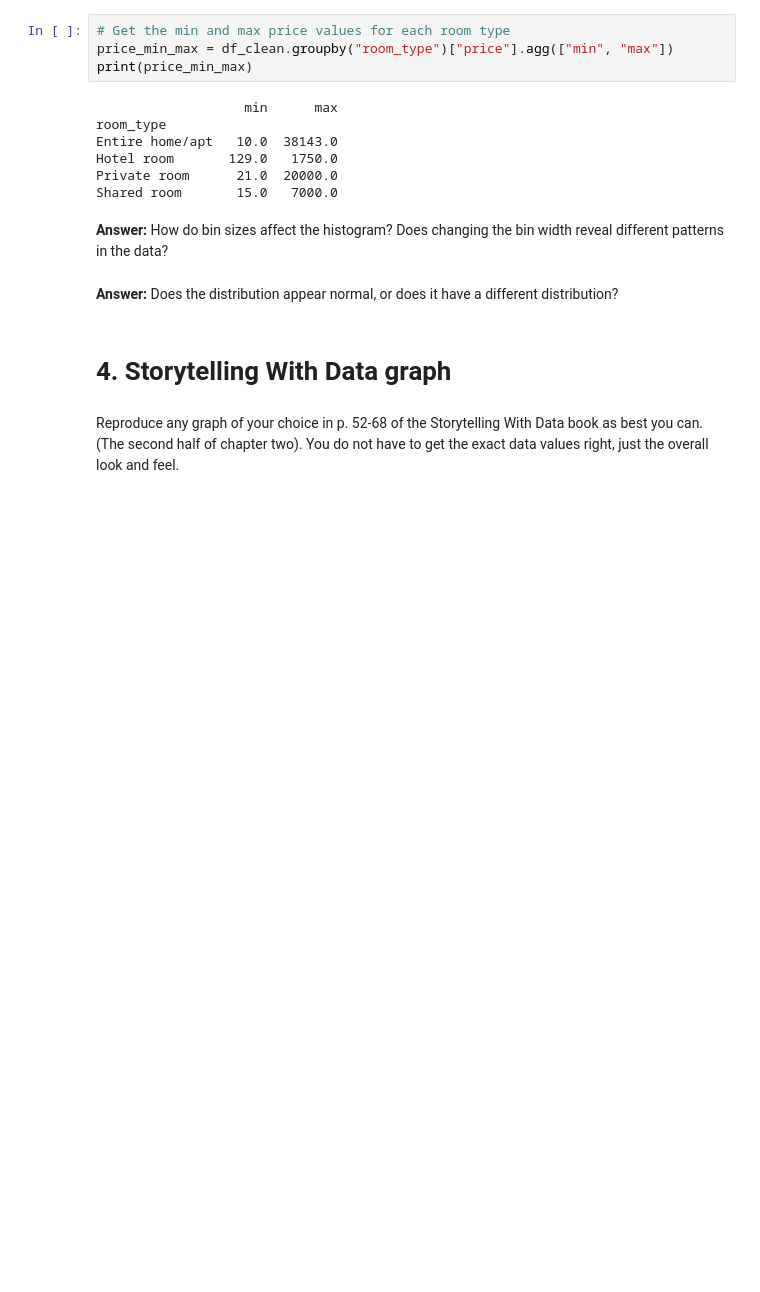
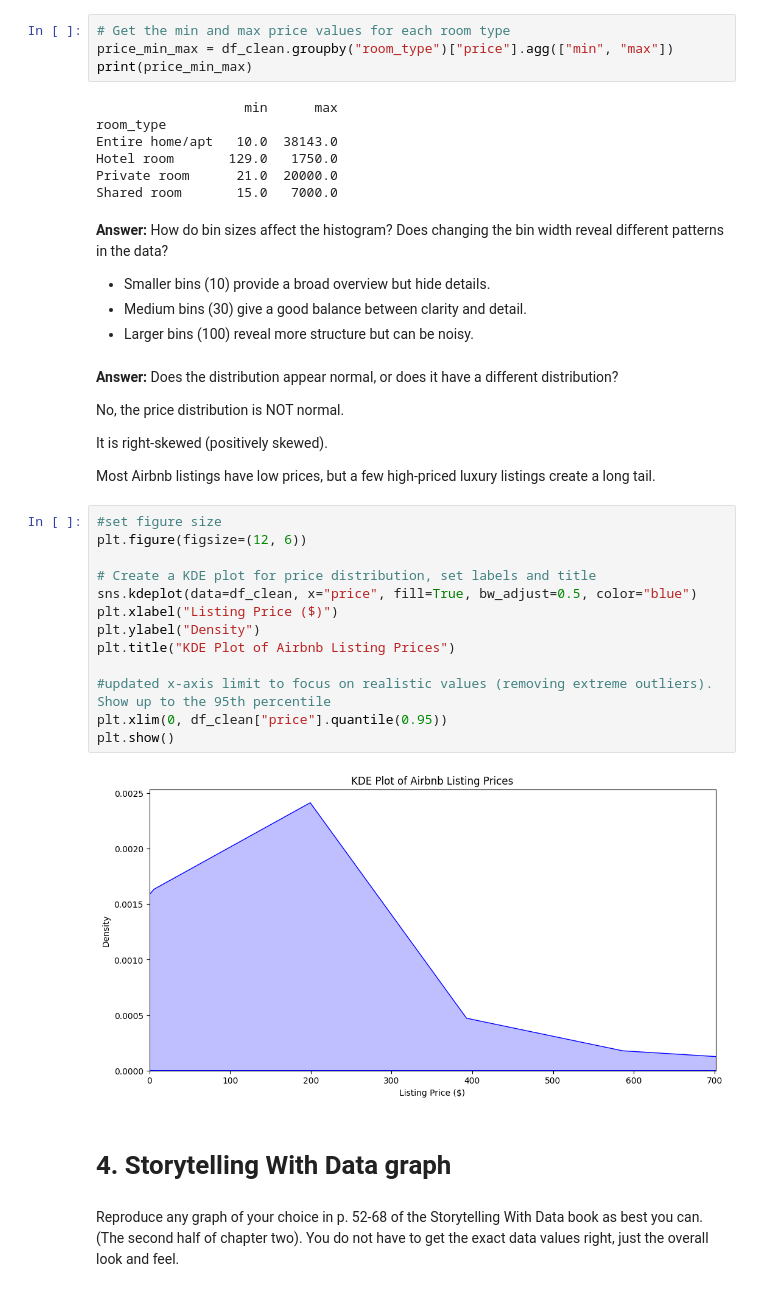
Before and after one commit to Siobhan-C/OMDS-ModB2-Curran-Peer-Review, a Jupyter notebook: OMDS-ModB2-Week4-Curran-Siobhan.ipynb, the cells around one changed output. Saved outputs shown, nothing was run; the diff lists cells and outputs as text; blank space fills up the shorter version.

```diff
--- a/OMDS-ModB2-Week4-Curran-Siobhan.ipynb
+++ b/OMDS-ModB2-Week4-Curran-Siobhan.ipynb
@@ -454,8 +461,33 @@ Private room      21.0  20000.0
 Shared room       15.0   7000.0
 # %% [markdown]
 <b>Answer:</b> How do bin sizes affect the histogram?  Does changing the bin width reveal different patterns in the data?
+
+- Smaller bins (10) provide a broad overview but hide details.
+- Medium bins (30) give a good balance between clarity and detail.
+- Larger bins (100) reveal more structure but can be noisy.
 # %% [markdown]
 <b>Answer:</b> Does the distribution appear normal, or does it have a different distribution?
+
+No, the price distribution is NOT normal.
+
+It is right-skewed (positively skewed).
+
+Most Airbnb listings have low prices, but a few high-priced luxury listings create a long tail.
+# %%
+#set figure size
+plt.figure(figsize=(12, 6))
+
+# Create a KDE plot for price distribution, set labels and title
+sns.kdeplot(data=df_clean, x="price", fill=True, bw_adjust=0.5, color="blue")
+plt.xlabel("Listing Price ($)")
+plt.ylabel("Density")
+plt.title("KDE Plot of Airbnb Listing Prices")
+
+#updated x-axis limit to focus on realistic values (removing extreme outliers). Show up to the 95th percentile
+plt.xlim(0, df_clean["price"].quantile(0.95))
+plt.show()
+# %% [output]
+[figure, added]
 # %% [markdown]
 # 4. Storytelling With Data graph
 # %% [markdown]
```
Also changed, not shown: parts of 3 cells of this notebook.
